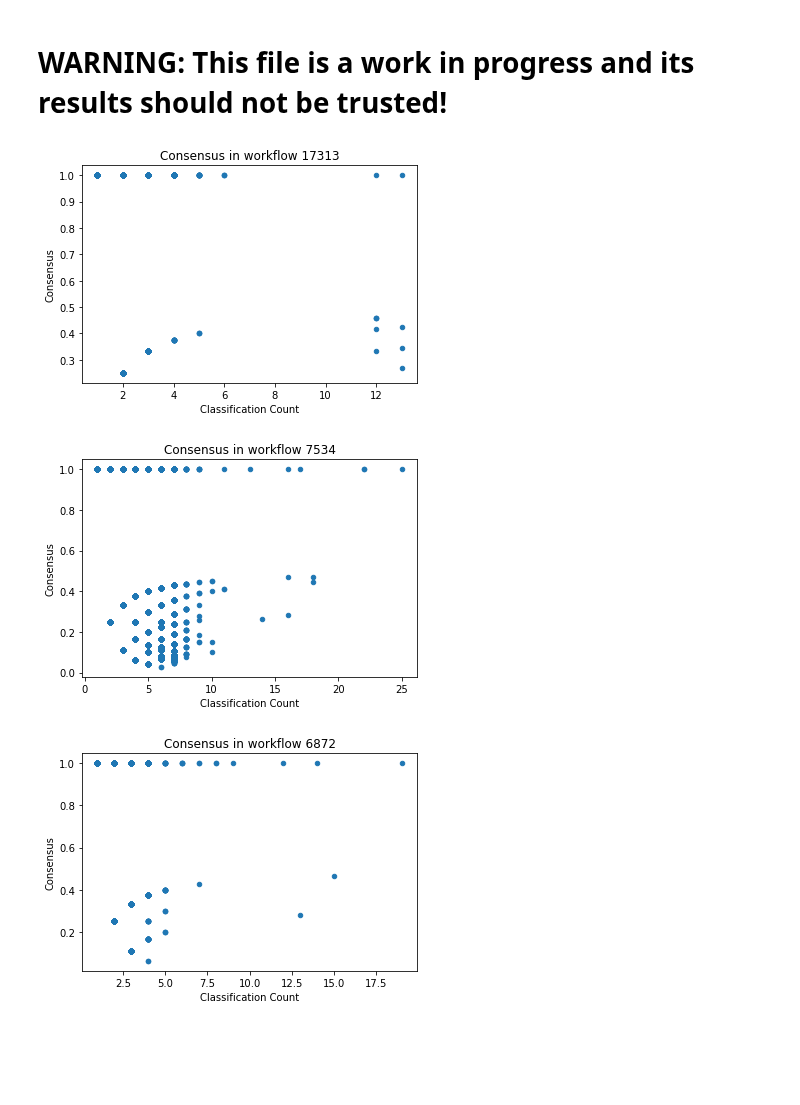
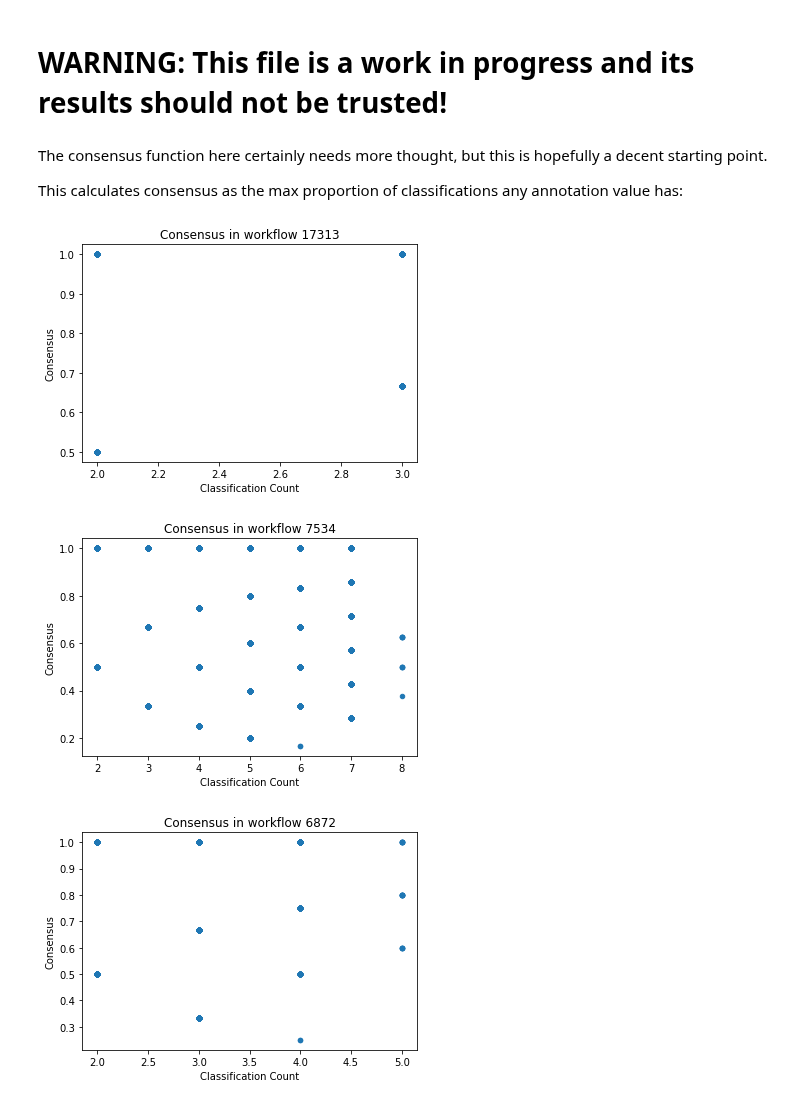
Before and after one commit to adammcmaster/superwasp-tools, a Jupyter notebook: zooniverse_consensus.ipynb, the cells around one changed output. Saved outputs shown, nothing was run; the diff lists cells and outputs as text; code cells hidden in the pictures; blank space fills up the shorter version.

Commit message:
Removing duplicate classifications
And more work on consensus plots

```diff
--- a/zooniverse_consensus.ipynb
+++ b/zooniverse_consensus.ipynb
@@ -6,30 +10,37 @@ import pandas
 import swasputils
 # %%
 classifications = swasputils.ZooniverseClassifications()
+# %% [markdown]
+The consensus function here certainly needs more thought, but this is hopefully a decent starting point.
+
+This calculates consensus as the max proportion of classifications any annotation value has:
 # %%
 def calc_consensus(series):
-    nvalues = len([v for v in series.values if v > 0])
     sum_values = sum(series.values)
-    return max([v/sum_values for v in series.values])/nvalues
+    return max([v/sum_values for v in series.values])
 # %%
 SKIP_WORKFLOWS = {5214,17339}
 workflow_consensus = {}
 for workflow_id, workflow_classifications in classifications.workflows.items():
     if workflow_id in SKIP_WORKFLOWS:
         continue
-    workflow_counts = workflow_classifications.count_annotations()
+    workflow_counts = pandas.read_csv(
+        os.path.join(swasputils.DATA_LOCATION, 'aggregated-workflow-{}.csv'.format(workflow_id)),
+        index_col='subject_ids',
+    )
     workflow_consensus[workflow_id] = {
         'Classification Count': workflow_counts.apply(sum, 'columns'),
         'Consensus': workflow_counts.apply(calc_consensus, 'columns')
     }
 # %%
 for workflow_id, consensus in workflow_consensus.items():
-    pandas.DataFrame(consensus).plot.scatter(
+    consensus_df = pandas.DataFrame(consensus)
+    consensus_df[consensus_df['Classification Count'] > 1].plot.scatter(
         title='Consensus in workflow {}'.format(workflow_id),
         x='Classification Count',
         y='Consensus',
     )
 # %% [output]
-[figure, old version]
+[figure, new version]
-[figure, old version]
+[figure, new version]
-[figure, old version]
+[figure, new version]
```
Also changed, not shown: parts of 4 cells of this notebook, 2 other files.
